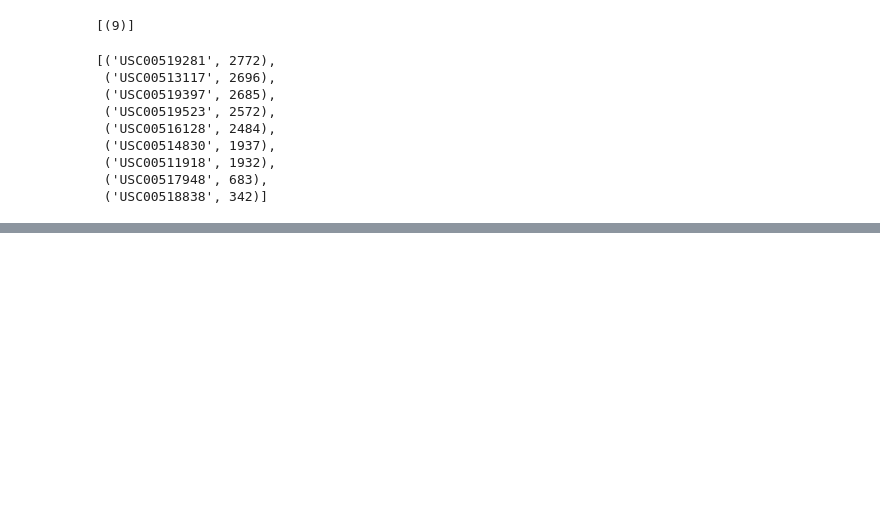
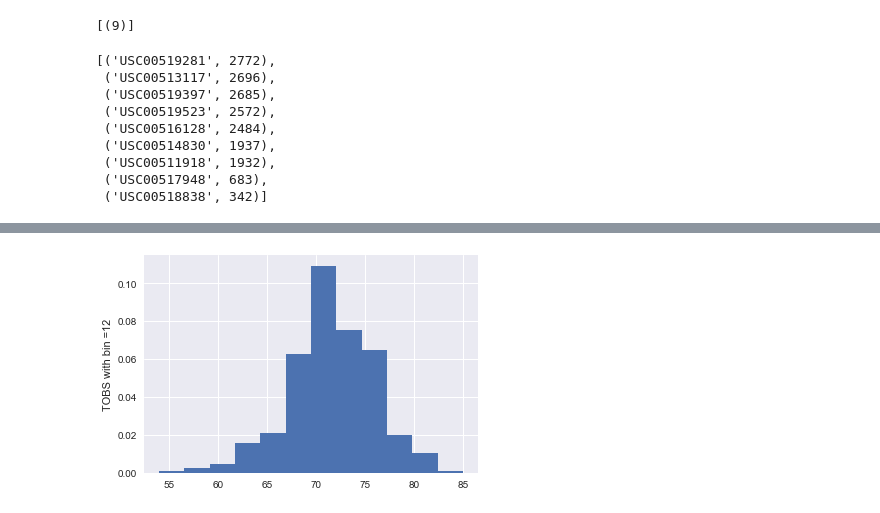
Before and after one commit to sinancengiz/data_storage_retrieval, a Jupyter notebook: climate_analysis.ipynb, the cells around one changed output, grey strips where cells are left out. Saved outputs shown, nothing was run; the diff lists cells and outputs as text; code cells hidden in the pictures; blank space fills up the shorter version.

Commit message:
histogram added

```diff
--- a/climate_analysis.ipynb
+++ b/climate_analysis.ipynb
@@ -163,0 +163,4 @@ last_12_mount_tobs_df = pd.DataFrame(measurement_results, columns=['date', 'tobs
+# %%
+last_12_mount_tobs = session.query(Measurement.station, Measurement.tobs).filter(Measurement.station == "USC00519281").all()
+last_12_mount_tobs_df = pd.DataFrame(last_12_mount_tobs, columns=['station', 'tobs'])
+last_12_mount_tobs_df.head()
@@ -163,0 +174,5 @@ last_12_mount_tobs_df = pd.DataFrame(measurement_results, columns=['date', 'tobs
+# %%
+plt.hist(last_12_mount_tobs_df["tobs"], normed=True, bins=12)
+plt.ylabel('TOBS with bin =12');
+# %% [output]
+[figure, added]
```
Also changed, not shown: parts of 8 cells of this notebook.
